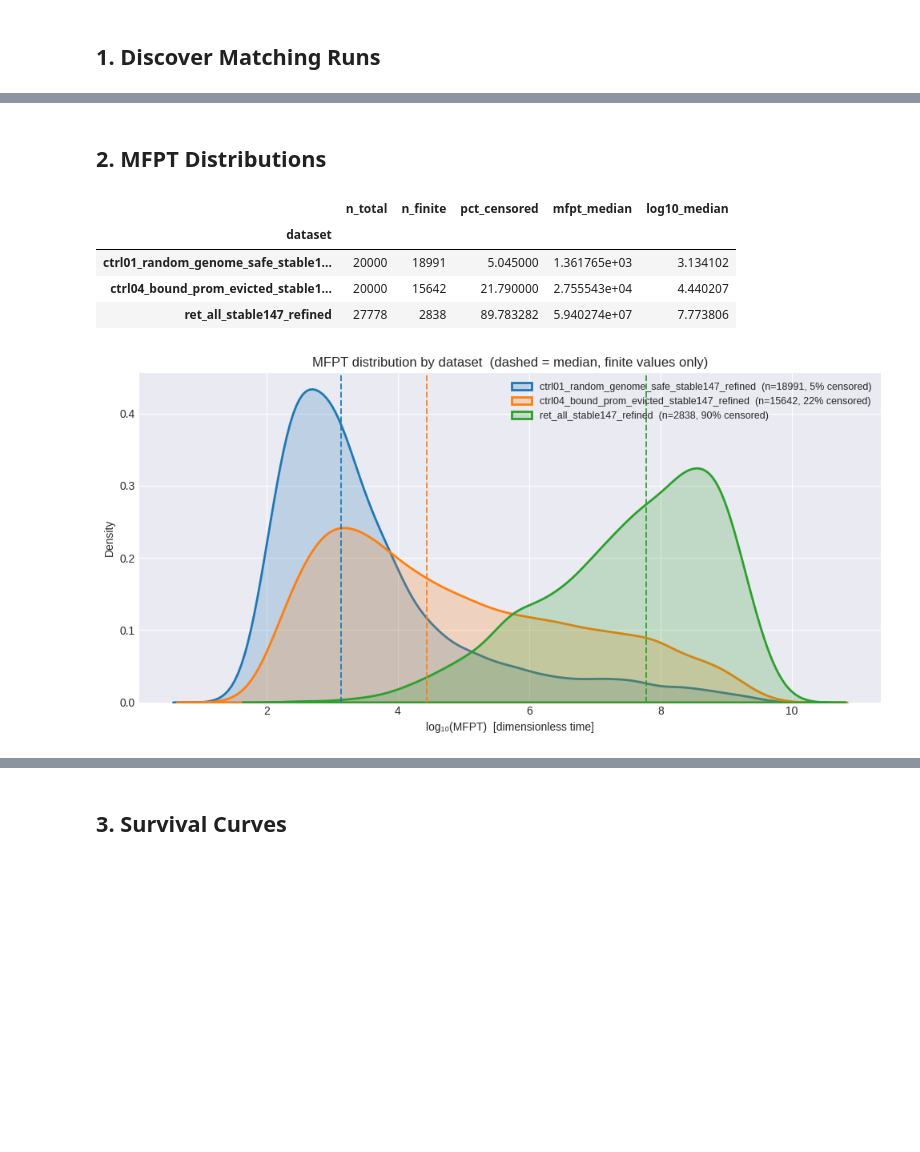
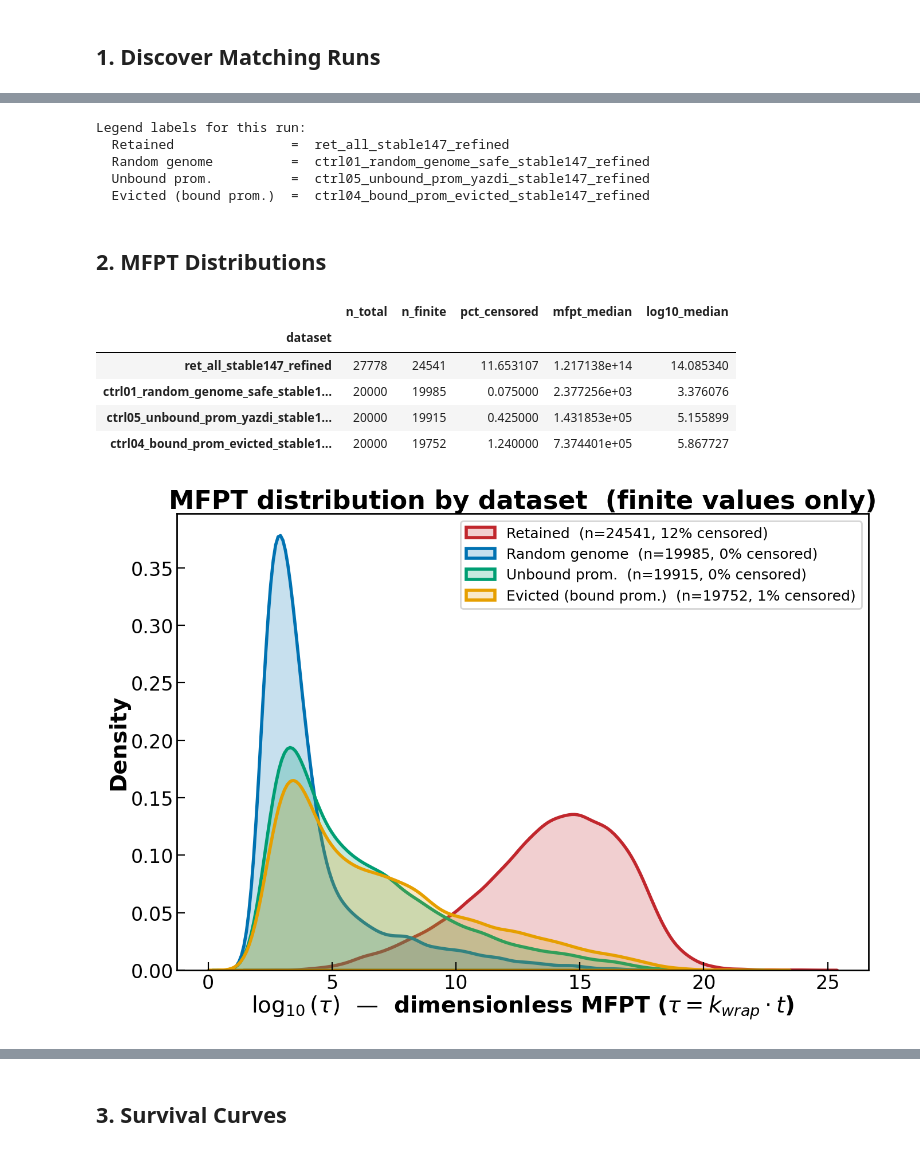
Before and after one commit to ymanish/Spermatogenesis, a Jupyter notebook: notebooks/SPRM_Markov_Analysis.ipynb, the cells around one changed output, grey strips where cells are left out. Cells and saved outputs as stored; diff of their text form; code cells hidden in the pictures; blank space fills up the shorter version.

```diff
--- a/notebooks/SPRM_Markov_Analysis.ipynb
+++ b/notebooks/SPRM_Markov_Analysis.ipynb
@@ -16,8 +16,8 @@ import polars as pl
 import matplotlib.pyplot as plt
 import seaborn as sns
 
-plt.style.use('seaborn-v0_8-darkgrid')
-%matplotlib inline
+# plt.style.use('seaborn-v0_8-darkgrid')
+# %matplotlib inline
 
-MARKOV_OUTPUT = project_root / 'output' / 'markov_sweep_stable147'
+MARKOV_OUTPUT = project_root / 'output' / 'markov_sweep_stable147_v1'
 # MARKOV_OUTPUT = project_root / 'cluster_output' / 'markov_output'
@@ -32,10 +63,10 @@ The autoreload extension is already loaded. To reload it, use:
 > Section 4 (parameter grid) always loads every available dataset and run, ignoring both filters.
 # %%
 TARGET_PARAMS = dict(
-    k_wrap        = 1.0,
-    p_conc        = 10.0,
+    k_wrap        = 21.0,
+    p_conc        = 0.0,
     cooperativity = 0.0,
-    tau_max       = 10000.0,
+    tau_max       = 100000.0,
     method        = 'ode',
 )
 
@@ -55,7 +86,7 @@ TARGET_PARAMS = dict(
 TARGET_DATASETS = [
     'ret_all_stable147_refined',
     'ctrl04_bound_prom_evicted_stable147_refined',
-    'ctrl05_unbound_prom_random_stable147_refined',
+    'ctrl05_unbound_prom_yazdi_stable147_refined',
     'ctrl01_random_genome_safe_stable147_refined',
     # 'ctrl02_random_genome_gcmatched_stable147_refined',
     # 'ctrl03_som_gcmatched_stable147_refined'
@@ -109,5 +141,46 @@ Matched 3 dataset(s):
 
 Skipped (different params): ['ctrl01_random_genome_safe_stable147_refined', 'ctrl01_random_genome_safe_stable147_refined', 'ctrl01_random_genome_safe_stable147_refined', 'ctrl01_random_genome_safe_sta ...
+# %%
+# --- Dataset display labels & colors (shared by Sections 2, 3, 4) ---
+# Matches the canonical scheme used for the paper figures in
+# notebooks/SPRM_HPExchange_Results.ipynb — keep these two in sync.
+RET = 'ret_all_stable147_refined'
+LABELS = {
+    RET: 'Retained',
+    'ctrl01_random_genome_safe_stable147_refined':  'Random genome',
+    'ctrl04_bound_prom_evicted_stable147_refined':  'Evicted (bound prom.)',
+    'ctrl05_unbound_prom_yazdi_stable147_refined':  'Unbound prom.',
+    'ctrl02_random_genome_gcmatched_stable147_refined': 'GC-matched random',
+    'ctrl03_som_gcmatched_stable147_refined':       'GC-matched somatic',
+}
+COLORS = {
+    RET: '#c1272d',
+    'ctrl01_random_genome_safe_stable147_refined':  '#0072b2',
+    'ctrl05_unbound_prom_yazdi_stable147_refined':  '#009e73',
+    'ctrl04_bound_prom_evicted_stable147_refined':  '#e69f00',
+    'ctrl02_random_genome_gcmatched_stable147_refined': '#56b4e9',
+    'ctrl03_som_gcmatched_stable147_refined':       '#cc79a7',
+}
+MAIN_CONTROLS = ['ctrl01_random_genome_safe_stable147_refined',
+                 'ctrl05_unbound_prom_yazdi_stable147_refined',
+                 'ctrl04_bound_prom_evicted_stable147_refined']
+GC_CONTROLS = ['ctrl02_random_genome_gcmatched_stable147_refined',
+               'ctrl03_som_gcmatched_stable147_refined']
+ORDER = [RET] + MAIN_CONTROLS + GC_CONTROLS
+
+datasets = [d for d in ORDER if d in [m['dataset'] for m in matched]]
+palette  = {ds: COLORS[ds] for ds in datasets}
+short_label = lambda ds: LABELS.get(ds, ds)
+
+print('Legend labels for this run:')
+for ds in datasets:
+    print(f'  {short_label(ds):22s} =  {ds}')
+# %% [output]
+Legend labels for this run:
+  Retained               =  ret_all_stable147_refined
+  Random genome          =  ctrl01_random_genome_safe_stable147_refined
+  Unbound prom.          =  ctrl05_unbound_prom_yazdi_stable147_refined
+  Evicted (bound prom.)  =  ctrl04_bound_prom_evicted_stable147_refined
 # %% [markdown]
 ## 2. MFPT Distributions
 # %%
@@ -125,9 +198,8 @@ mfpt_df['log10_mfpt'] = np.where(
     np.log10(mfpt_df['mfpt']), np.nan
 )
 
-datasets = [m['dataset'] for m in matched]
-palette  = dict(zip(datasets, sns.color_palette('tab10', len(datasets))))
-valid    = mfpt_df[np.isfinite(mfpt_df['log10_mfpt'])]
+# datasets / palette / short_label were defined once, in Section 1
+valid = mfpt_df[np.isfinite(mfpt_df['log10_mfpt'])]
 
 # Quick stats
 stats = (mfpt_df.groupby('dataset')
@@ -141,26 +213,27 @@ display(stats)
 # %% [output]
 |  | n_total | n_finite | pct_censored | mfpt_median | log10_median |
 | dataset |  |  |  |  |  |
-| ctrl01_random_genome_safe_stable1... | 20000 | 18991 | 5.045000 | 1.361765e+03 | 3.134102 |
-| ctrl04_bound_prom_evicted_stable1... | 20000 | 15642 | 21.790000 | 2.755543e+04 | 4.440207 |
-| ret_all_stable147_refined | 27778 | 2838 | 89.783282 | 5.940274e+07 | 7.773806 |
+| ret_all_stable147_refined | 27778 | 24541 | 11.653107 | 1.217138e+14 | 14.085340 |
+| ctrl01_random_genome_safe_stable1... | 20000 | 19985 | 0.075000 | 2.377256e+03 | 3.376076 |
+| ctrl05_unbound_prom_yazdi_stable1... | 20000 | 19915 | 0.425000 | 1.431853e+05 | 5.155899 |
+| ctrl04_bound_prom_evicted_stable1... | 20000 | 19752 | 1.240000 | 7.374401e+05 | 5.867727 |
 # %%
 # Overlaid KDE
-fig, ax = plt.subplots(figsize=(10, 5))
+fig, ax = plt.subplots(figsize=(7, 5))
 for ds in datasets:
     sub = valid[valid['dataset'] == ds]['log10_mfpt'].dropna()
     if sub.empty:
         continue
     row = stats.loc[ds]
-    label = f"{ds}  (n={int(row['n_finite'])}, {row['pct_censored']:.0f}% censored)"
+    label = f"{short_label(ds)}  (n={int(row['n_finite'])}, {row['pct_censored']:.0f}% censored)"
     sns.kdeplot(sub, ax=ax, label=label, color=palette[ds], fill=True, alpha=0.22, linewidth=2)
-    ax.axvline(row['log10_median'], color=palette[ds], ls='--', lw=1.4, alpha=0.9)
+    # ax.axvline(row['log10_median'], color=palette[ds], ls='--', lw=1.4, alpha=0.9)
 
-ax.set_xlabel('log₁₀(MFPT)  [dimensionless time]')
+ax.set_xlabel(r'$\log_{10}(\tau)$  —  dimensionless MFPT ($\tau = k_{wrap} \cdot t$)')
 ax.set_ylabel('Density')
-ax.set_title('MFPT distribution by dataset  (dashed = median, finite values only)')
+ax.set_title('MFPT distribution by dataset  (finite values only)')
 ax.legend(fontsize=9)
 plt.tight_layout()
 plt.show()
 # %% [output]
-[figure, old version]
+[figure, new version]
```
Also changed, not shown: parts of 19 cells of this notebook, 9 other files.
